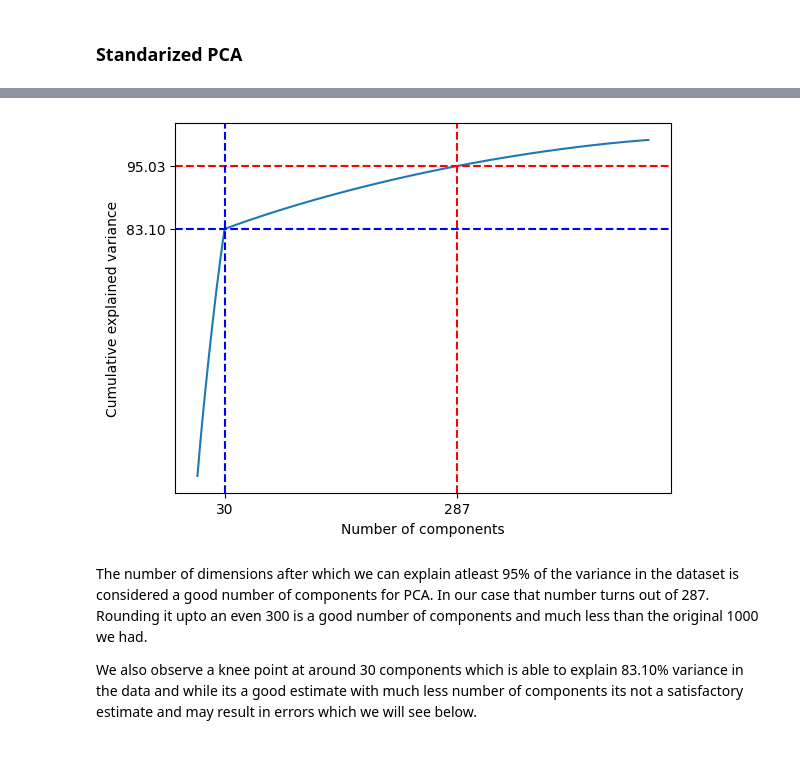
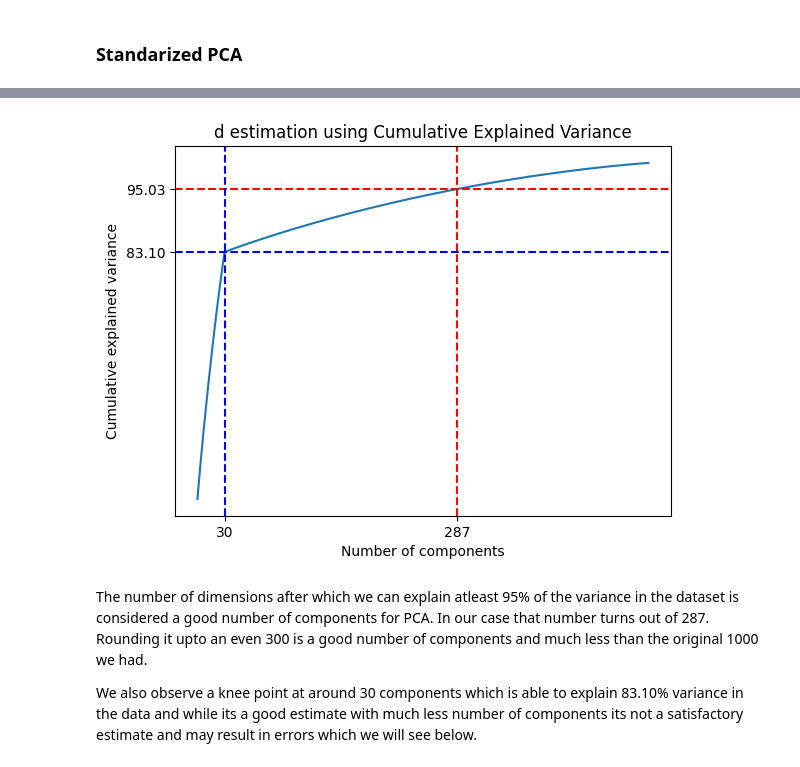
Before and after one commit to cybr17crwlr/ECE-760-Machine-Learning-Assignments, a Jupyter notebook: Homework 5/hw5_q2_4.ipynb, the cells around one changed output, grey strips where cells are left out. Cells and saved outputs as stored; diff of their text form; code cells hidden in the pictures.

```diff
--- a/Homework 5/hw5_q2_4.ipynb
+++ b/Homework 5/hw5_q2_4.ipynb
@@ -92,30 +95,31 @@ Standardized PCA Loss=0.04947206750512123
 # %%
 u, sig, vt = np.linalg.svd(X1k,full_matrices=False)
 sigsum= sum(sig)
 
 expvar = [(i / sigsum)*100 for i in sig]
 
 cum_explvar = np.cumsum(expvar)
 
 x=np.array(range(sig.shape[0]))
 
 plt.plot(x, cum_explvar)
 plt.xlabel('Number of components')
 plt.ylabel('Cumulative explained variance')
 
 kneepoint = 30
 
 lim95 = np.argmax(cum_explvar>95)
 
 plt.axvline(lim95, color='red', linestyle='--')
 plt.axhline(cum_explvar[lim95], color='red', linestyle='--')
 plt.axvline(kneepoint, color='blue', linestyle='--')
 plt.axhline(cum_explvar[kneepoint], color='blue', linestyle='--')
 plt.xticks([lim95, kneepoint])
 plt.yticks([cum_explvar[lim95], cum_explvar[kneepoint]])
+plt.title("d estimation using Cumulative Explained Variance")
 plt.show()
 # %% [output]
-[figure, old version]
+[figure, new version]
 # %% [markdown]
 The number of dimensions after which we can explain atleast 95% of the variance in the dataset is considered a good number of components for PCA. In our case that number turns out of 287. Rounding it upto an even 300 is a good number of components and much less than the original 1000 we had.
 
```
Also changed, not shown: parts of 5 cells of this notebook.
